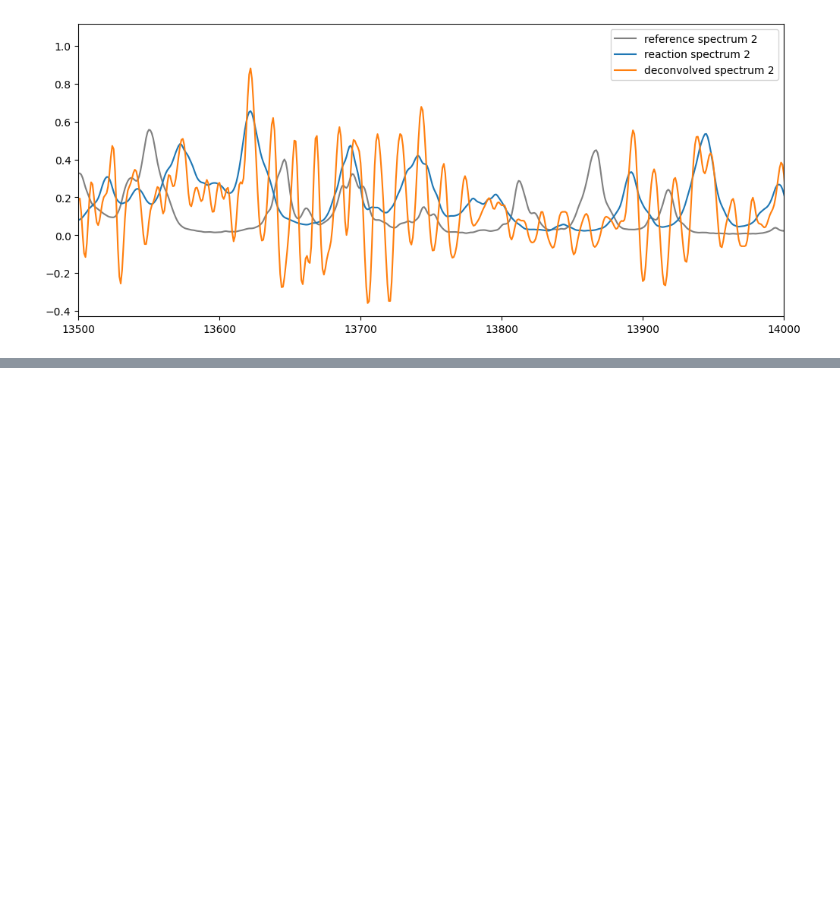
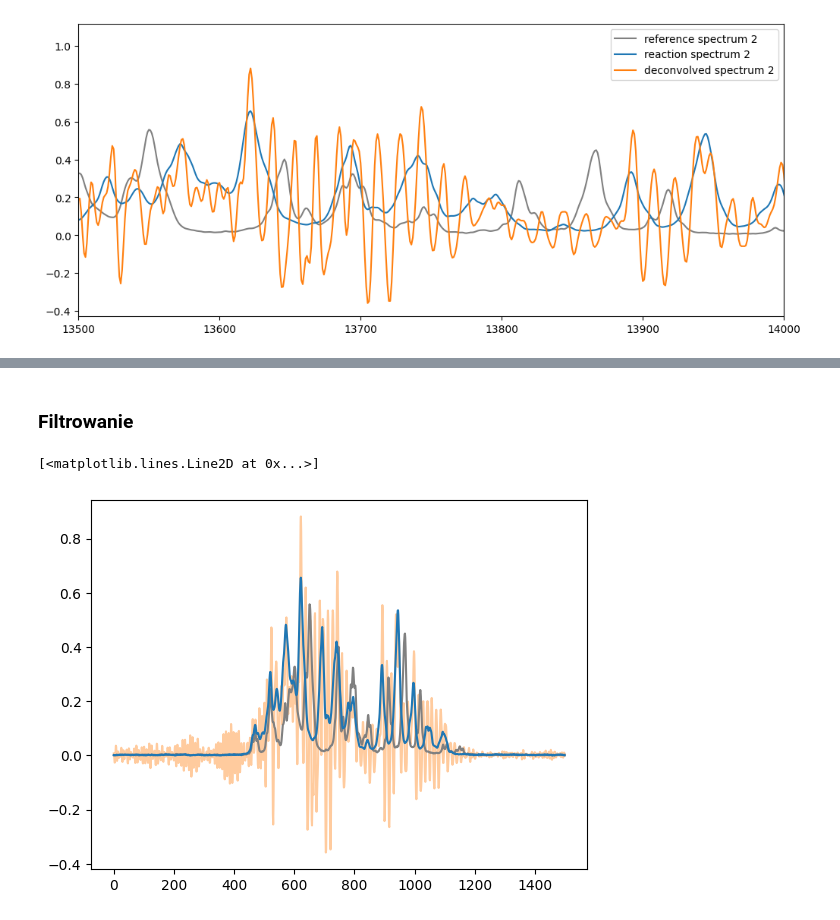
Before and after one commit to center4ml/shimnet, a Jupyter notebook: notebooks/deconvolution.ipynb, the cells around one changed output, grey strips where cells are left out. Cells and saved outputs as stored; diff of their text form; code cells hidden in the pictures; blank space fills up the shorter version.

```diff
--- a/notebooks/deconvolution.ipynb
+++ b/notebooks/deconvolution.ipynb
@@ -289,0 +397,2 @@ plt.legend()
+# %% [markdown]
+### Filtrowanie
@@ -289,0 +401,12 @@ plt.legend()
+# %%
+sig = reaction_spectrum_last_deconvolved_peak2_lorenz[13000:14500]
+sig_ref = reference_spectrum2[13000:14500]
+sig_in = reaction_spectra[-1][13000:14500]
+
+
+plt.plot(sig, label="deconvolved spectrum 2", c='C1', alpha=0.4)
+plt.plot(sig_ref, c='0.5', label="reference spectrum 2")
+plt.plot(sig_in, label="reaction spectrum 2", c='C0')
+# %% [output]
+[<matplotlib.lines.Line2D at 0x...>]
+[figure, added]
```
Also changed, not shown: parts of 8 cells of this notebook.
